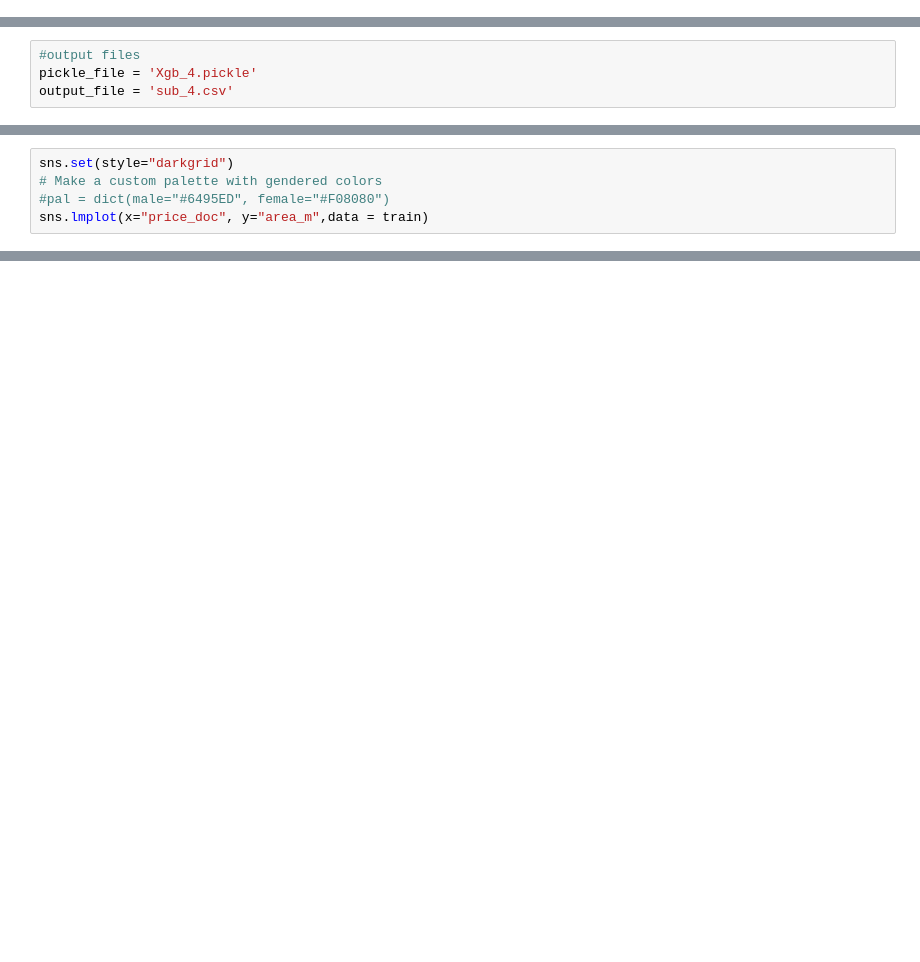
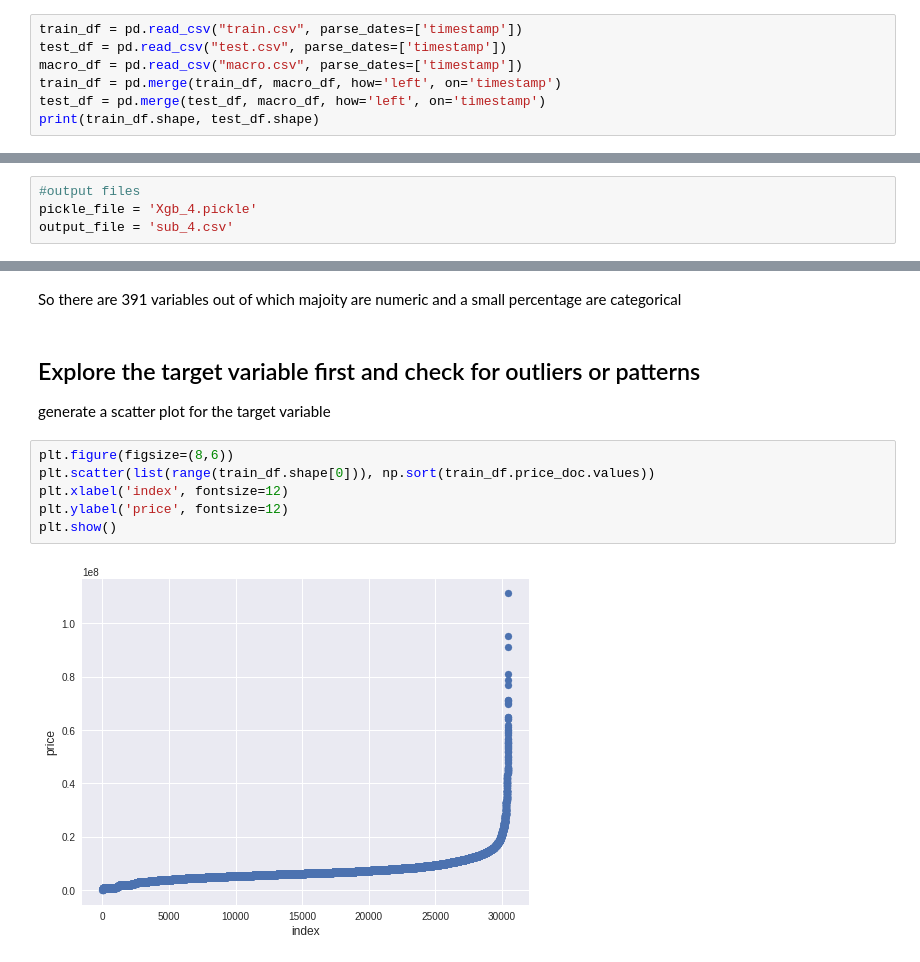
Before and after one commit to Jugaadu/srhm, a Jupyter notebook: Sberbank Russian Housing Market.ipynb, the cells around one changed output, grey strips where cells are left out. Drawn from its saved outputs; the diff is of its cells as text; blank space fills up the shorter version.

```diff
--- a/Sberbank Russian Housing Market.ipynb
+++ b/Sberbank Russian Housing Market.ipynb
@@ -14,0 +27,7 @@ from time import time
+# %%
+train_df = pd.read_csv("train.csv", parse_dates=['timestamp'])
+test_df = pd.read_csv("test.csv", parse_dates=['timestamp'])
+macro_df = pd.read_csv("macro.csv", parse_dates=['timestamp'])
+train_df = pd.merge(train_df, macro_df, how='left', on='timestamp')
+test_df = pd.merge(test_df, macro_df, how='left', on='timestamp')
+print(train_df.shape, test_df.shape)
@@ -155,5 +39,0 @@ sns.distplot(np.log(train.price_doc))
-# %%
-sns.set(style="darkgrid")
-# Make a custom palette with gendered colors
-#pal = dict(male="#6495ED", female="#F08080")
-sns.lmplot(x="price_doc", y="area_m",data = train)
@@ -300,0 +54,14 @@ sns.pairplot(train)
+# %% [markdown]
+So there are 391 variables out of which majoity are numeric and a small percentage are categorical
+# %% [markdown]
+## Explore the target variable first and check for outliers or patterns
+
+generate a scatter plot for the target variable
+# %%
+plt.figure(figsize=(8,6))
+plt.scatter(list(range(train_df.shape[0])), np.sort(train_df.price_doc.values))
+plt.xlabel('index', fontsize=12)
+plt.ylabel('price', fontsize=12)
+plt.show()
+# %% [output]
+[figure, added]
```
Also changed, not shown: parts of 118 cells of this notebook, 1 other file.
